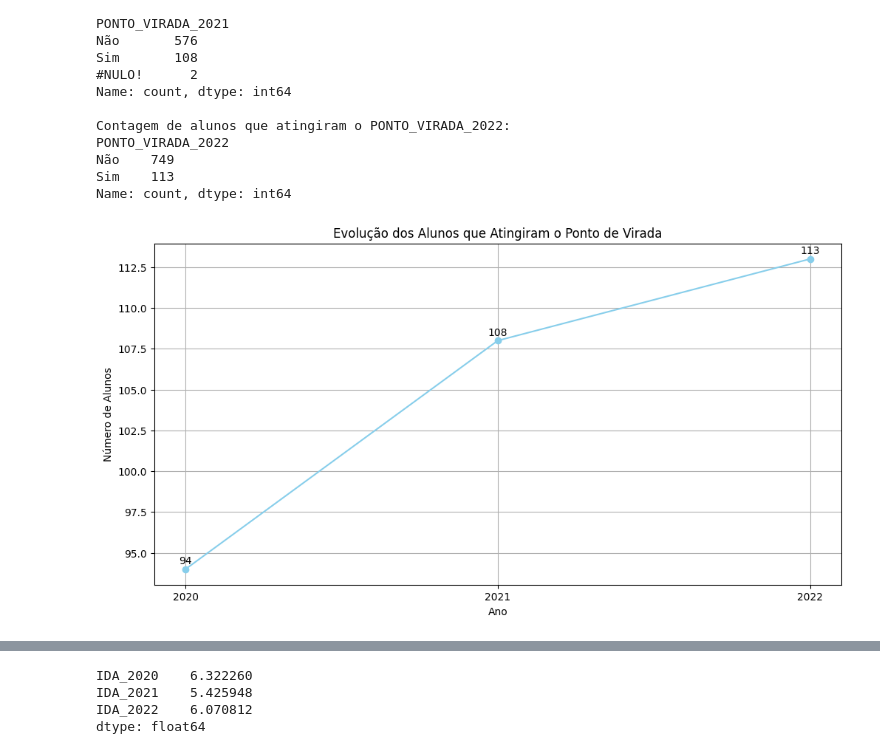
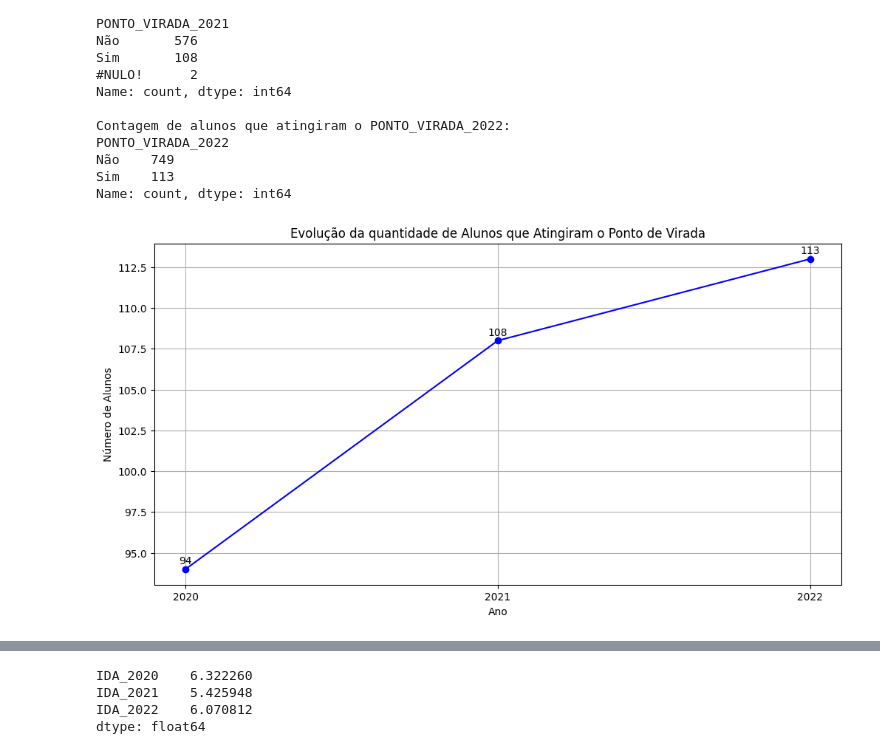
Before and after one commit to Gabrielrpac/Datathon-main, a Jupyter notebook: tech4.ipynb, the cells around one changed output, grey strips where cells are left out. Saved outputs shown, nothing was run; the diff lists cells and outputs as text; code cells hidden in the pictures.

```diff
--- a/tech4.ipynb
+++ b/tech4.ipynb
@@ -202,8 +202,8 @@ df_fase = df_fase[df_fase['Fase_Numero'] != '207']
 contagem_fases = df_fase['Fase_Numero'].value_counts().sort_index()
 
 # Plotar o gráfico de barras
-plt.figure(figsize=(10, 6))
-bars = contagem_fases.plot(kind='bar', color='skyblue')
+plt.figure(figsize=(12, 6))
+bars = contagem_fases.plot(kind='bar', color='skyblue', edgecolor = 'black')
 
 # Adicionar títulos e rótulos
 plt.title('Quantidade de Alunos por Fase (Ignorando Letra e Excluindo 207)')
@@ -296,26 +296,26 @@ Name: count, dtype: int64
 # %%
 contagem_2020 = colunas_ponto_virada['PONTO_VIRADA_2020'].value_counts().get(ponto_atingido, 0)
 contagem_2021 = colunas_ponto_virada['PONTO_VIRADA_2021'].value_counts().get(ponto_atingido, 0)
 contagem_2022 = colunas_ponto_virada['PONTO_VIRADA_2022'].value_counts().get(ponto_atingido, 0)
 
 # Crie uma lista com os valores de contagem
 contagens = [int(contagem_2020), int(contagem_2021), int(contagem_2022)]
 
 # Anos para o eixo X
 anos = ['2020', '2021', '2022']
 
 # Plote o gráfico
 plt.figure(figsize=(12, 6))
-plt.plot(anos, contagens, marker='o', linestyle='-', color='skyblue')
+plt.plot(anos, contagens, marker='o', linestyle='-', color='blue')
 plt.xlabel('Ano')
 plt.ylabel('Número de Alunos')
-plt.title('Evolução dos Alunos que Atingiram o Ponto de Virada')
+plt.title('Evolução da quantidade de Alunos que Atingiram o Ponto de Virada')
 plt.grid(True)
 plt.xticks(anos)
 
 for idx, valor in enumerate(contagens):
     plt.annotate(str(valor), (anos[idx], valor), textcoords="offset points", xytext=(0,5), ha='center')
 
 plt.show()
 # %% [output]
-[figure, old version]
+[figure, new version]
```
Also changed, not shown: parts of 7 cells of this notebook.
